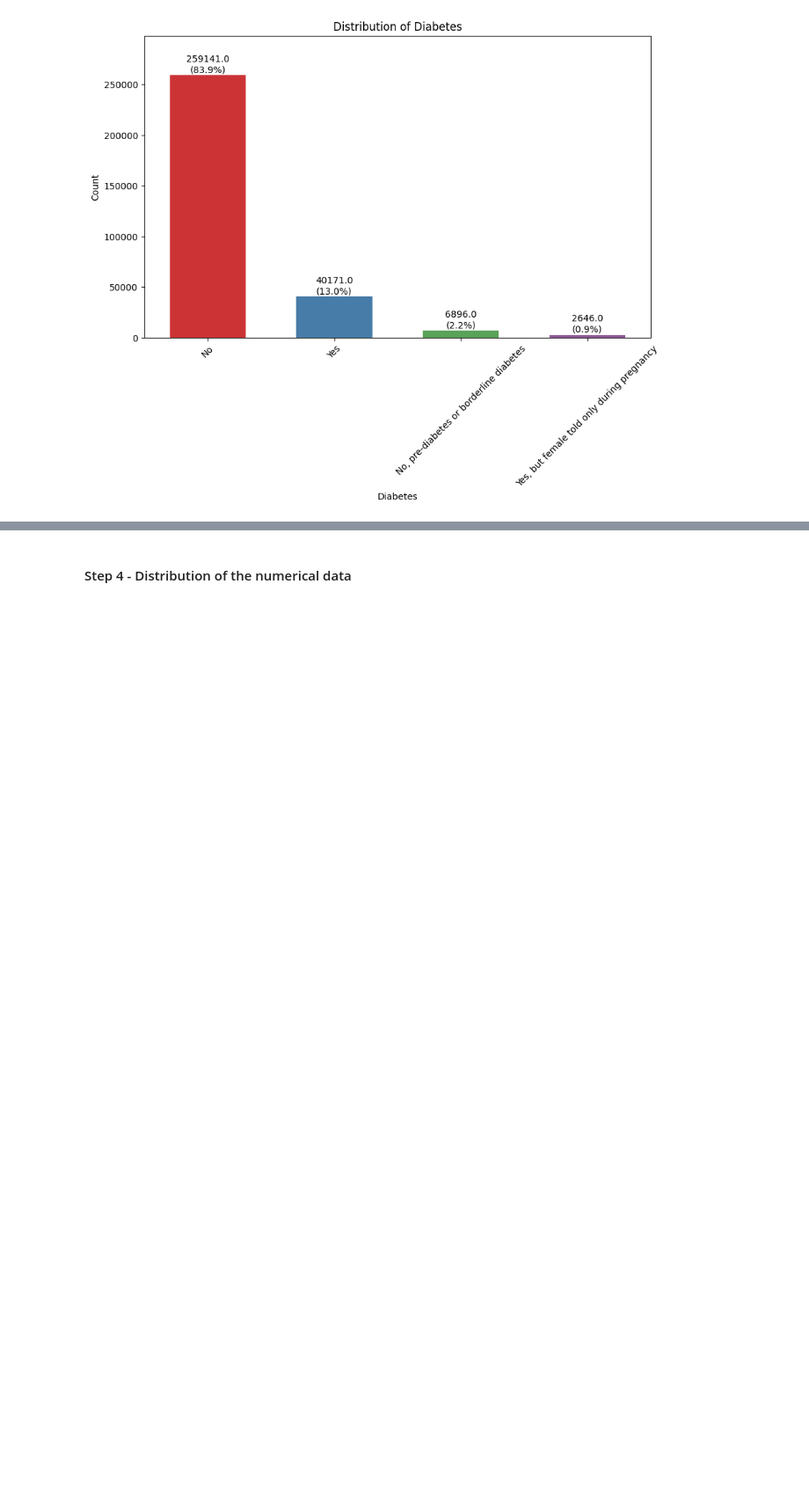
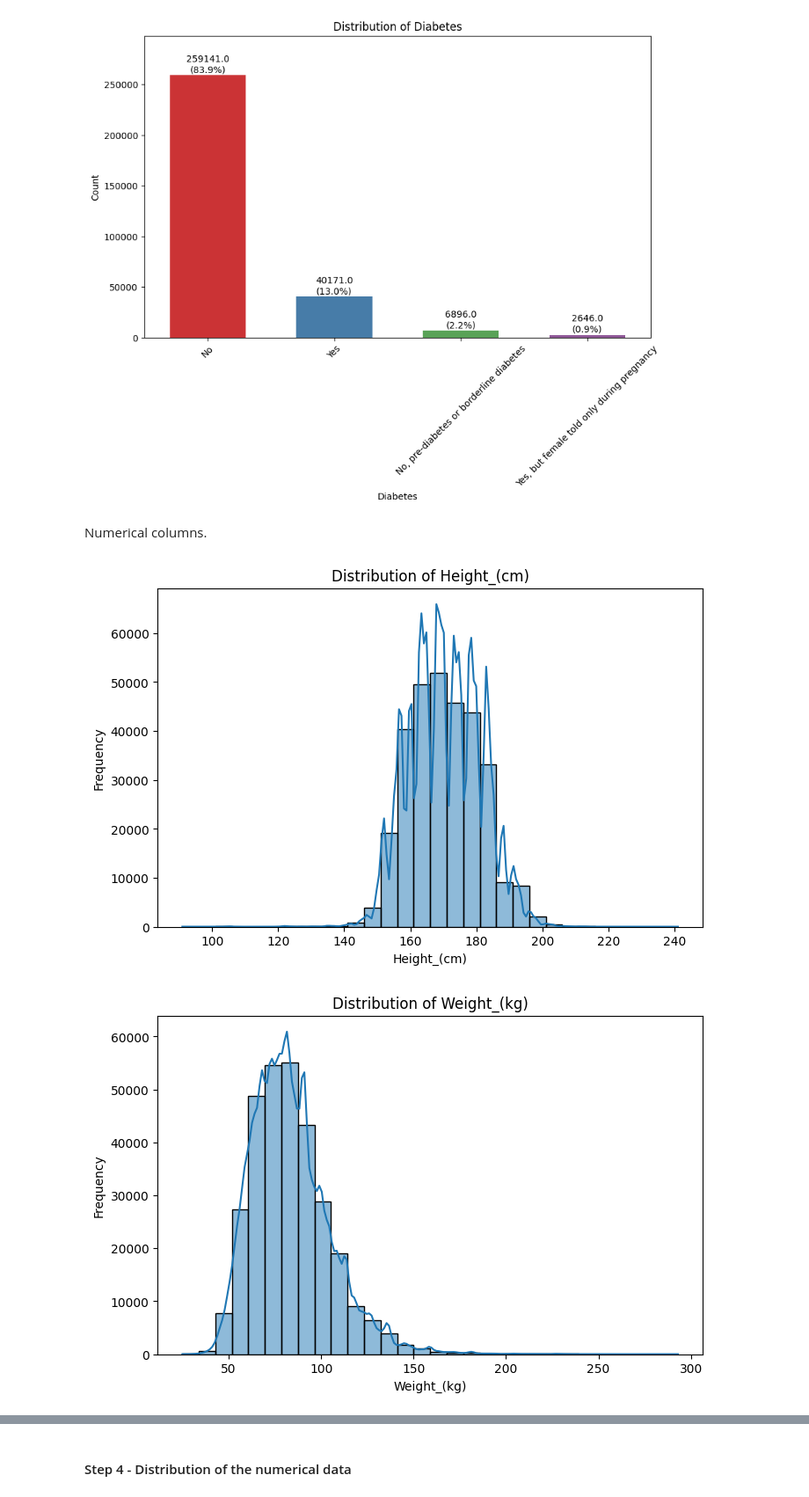
Before and after one commit to AnaLuna464/P.M3v1, a Jupyter notebook: eda.ipynb, the cells around one changed output, grey strips where cells are left out. Shown at 88% size. Cells and saved outputs as stored; diff of their text form; code cells hidden in the pictures; blank space fills up the shorter version.

Commit message:
Included num. variables to univariate analysis
Added numerical columns to univariate analysis.

```diff
--- a/eda.ipynb
+++ b/eda.ipynb
@@ -329,3 +331,32 @@ for column in columns_to_plot:
 [figure]
 [figure]
 [figure]
+# %% [markdown]
+Numerical columns.
+# %%
+# Now let's check the distribution of the numerical columns in a similar way as we did for the categorical columns but using histograms.
+
+# First we need to define a function that will plot the numerical columns like we did for the categorical columns.
+def plot_numerical_columns(df):
+    numerical_columns = [col for col in df.select_dtypes(include=['int64', 'float64']).columns]
+
+    # We use the for command to iterate over each column and create a histogram
+    for column in numerical_columns:
+        # Set the figure size
+        plt.figure(figsize=(8, 5))
+
+        # Create the histogram
+        sns.histplot(df[column], kde=True, bins=30)
+
+        # Set the title and labels
+        plt.title(f'Distribution of {column}')
+        plt.xlabel(column)
+        plt.ylabel('Frequency')
+
+    # Display the plot
+    plt.show()
+
+plot_numerical_columns(df)
+# %% [output]
+[figure, added]
+[figure, added]
```
Also changed, not shown: parts of 2 cells of this notebook.
